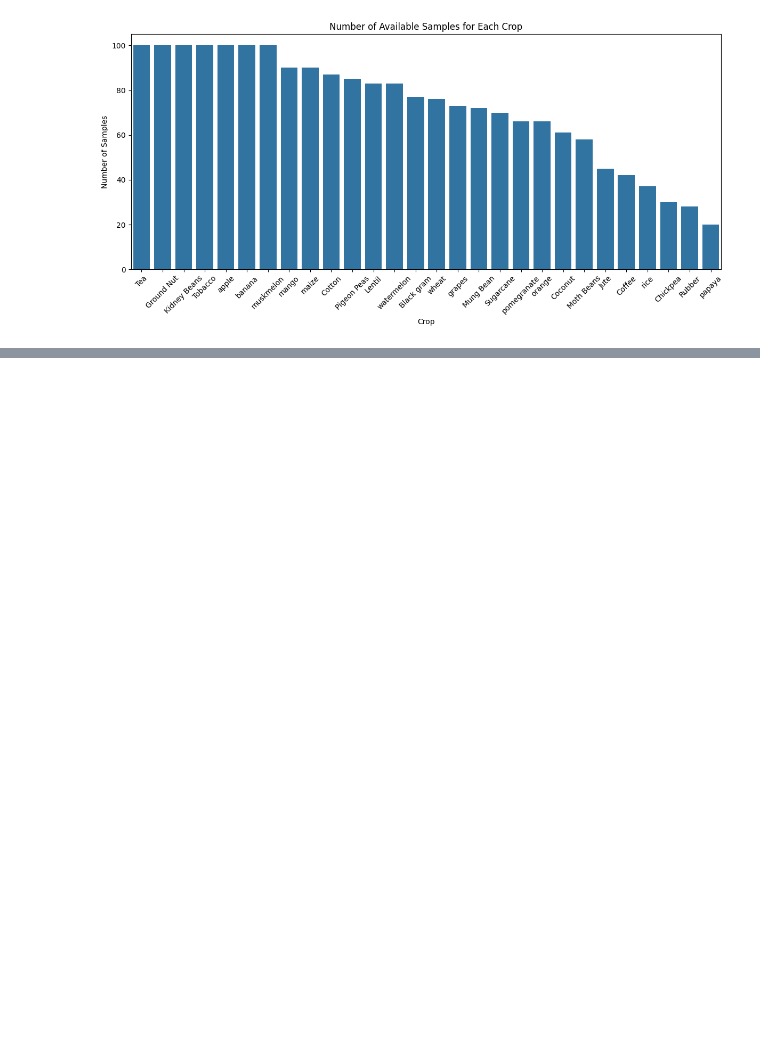
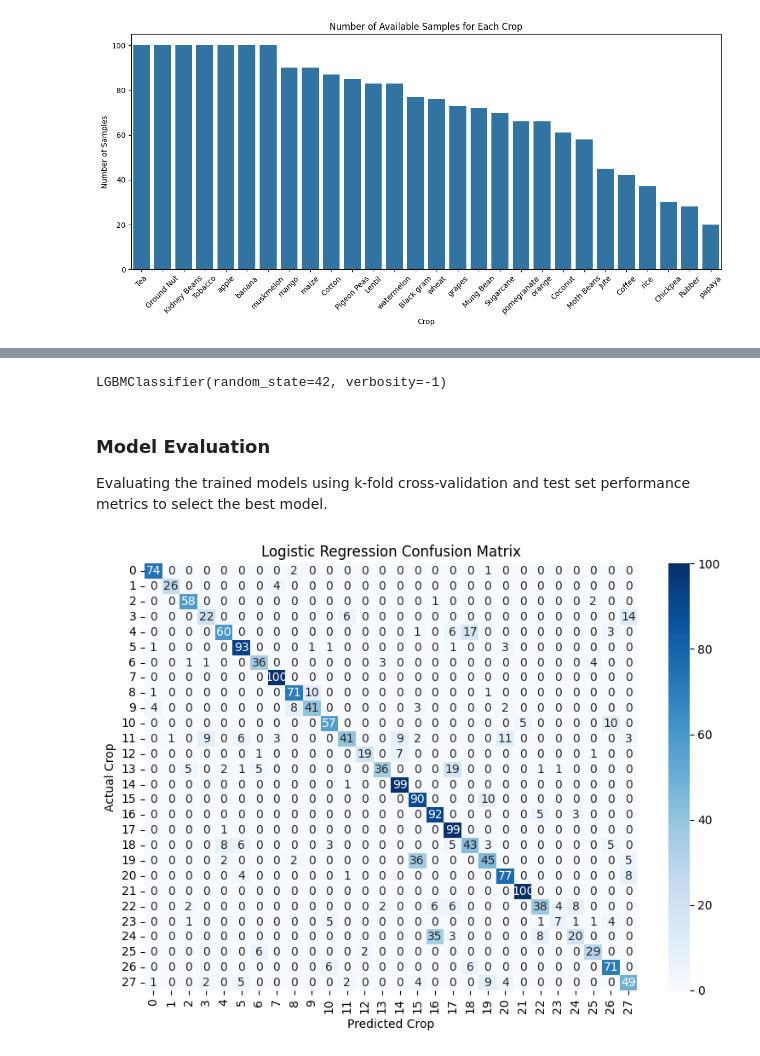
Before and after one commit to rishikeshpaulcode/Cropcom-AI, a Jupyter notebook: notebooks/crop-recommendation-notebook.ipynb, the cells around one changed output, grey strips where cells are left out. Cells and saved outputs as stored; diff of their text form; code cells hidden in the pictures; blank space fills up the shorter version.

```diff
--- a/notebooks/crop-recommendation-notebook.ipynb
+++ b/notebooks/crop-recommendation-notebook.ipynb
@@ -297,0 +406,4 @@ plt.show()
+# %%
+# One-hot encode the soil categorical feature.
+df = pd.get_dummies(df, columns=["soil"], dtype=int)
+df.head()
@@ -297,0 +501,4 @@ plt.show()
+# %%
+# Train logistic regression using the normalized training data.
+logistic_model = LogisticRegression(max_iter=1000, random_state=42)
+logistic_model.fit(X_norm_train, y_train)
@@ -297,0 +551,48 @@ plt.show()
+# %%
+# Train LightGBM using the unscaled training data.
+lightgbm_model = LGBMClassifier(random_state=42, verbosity=-1)
+lightgbm_model.fit(X_train, y_train)
+# %% [output]
+LGBMClassifier(random_state=42, verbosity=-1)
+# %% [markdown]
+### Model Evaluation
+Evaluating the trained models using k-fold cross-validation and test set performance metrics to select the best model.
+# %%
+# Import packages required for model evaluation.
+from sklearn.model_selection import StratifiedKFold, cross_val_predict
+from sklearn.metrics import (
+    accuracy_score,
+    precision_score,
+    recall_score,
+    f1_score,
+    confusion_matrix,
+)
+
+cv = StratifiedKFold(n_splits=5, shuffle=True, random_state=42)
+evaluation_results = []
+# %%
+# Evaluate logistic regression with 5-fold cross-validation.
+logistic_predictions = cross_val_predict(logistic_model, X_norm, y, cv=cv)
+logistic_metrics = {
+    "Model": "Logistic Regression",
+    "Accuracy": accuracy_score(y, logistic_predictions),
+    "Precision": precision_score(y, logistic_predictions, average="weighted", zero_division=0),
+    "Recall": recall_score(y, logistic_predictions, average="weighted", zero_division=0),
+    "F1-score": f1_score(y, logistic_predictions, average="weighted", zero_division=0),
+}
+evaluation_results.append(logistic_metrics)
+
+plt.figure(figsize=(8, 6))
+sns.heatmap(
+    confusion_matrix(y, logistic_predictions),
+    annot=True,
+    fmt="d",
+    cmap="Blues",
+)
+plt.title("Logistic Regression Confusion Matrix")
+plt.xlabel("Predicted Crop")
+plt.ylabel("Actual Crop")
+plt.tight_layout()
+plt.show()
+# %% [output]
+[figure, added]
```
Also changed, not shown: parts of 38 cells of this notebook.
